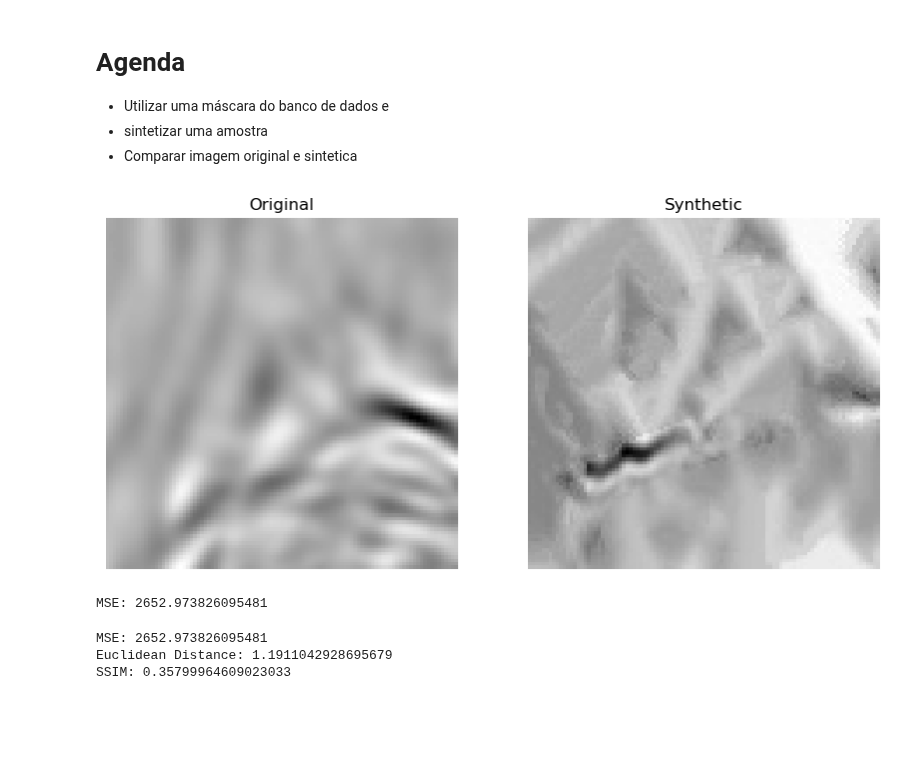
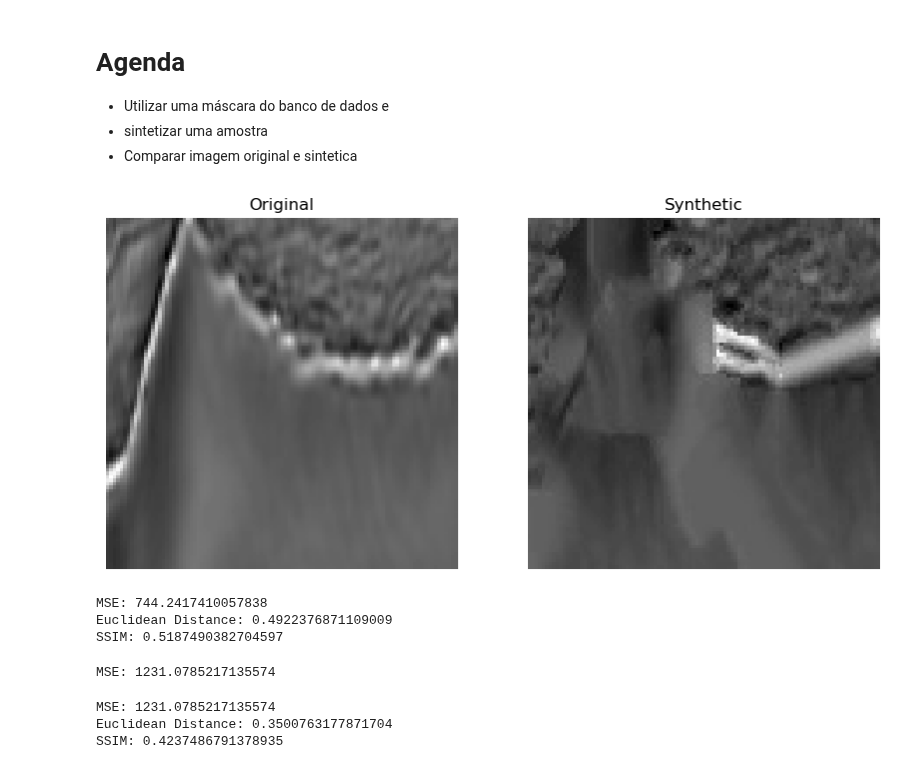
Before and after one commit to lucterres/textureSSD, a Jupyter notebook: usage.ipynb, the cells around one changed output. Cells and saved outputs as stored; diff of their text form; code cells hidden in the pictures; blank space fills up the shorter version.

```diff
--- a/usage.ipynb
+++ b/usage.ipynb
@@ -10,22 +10,35 @@ from metrics import mse, psnr, ssim,lbp_distance
 import suport.patchesMethods as pm
 # %%
 # load the two input images result\57cb8af8.jpg
-imageA = cv2.imread(r"result\\0bdd44d530.png",0)
+imageA = cv2.imread(r"result\\1bd1c8c771.png",0)
 #imageB = cv2.imread(r"result\\57cb8af8.jpg",0)
-imageB = cv2.imread(r"result\\d9c3c361.jpg",0)
+imageB = cv2.imread(r"result\\a23cacdd.jpg",0)
 # imageA = cv2.imread(r"result\\0bdd44d530.png")
 # %%
 images = [imageA,imageB]
 titles = ["Original","Synthetic"]
 pm.showImages(images=images, imagesTitle=titles,size=(10,10))
+
+# compute the MSE between the two images
+m = mse(imageA, imageB)
+# compute the SSIM between the two images
+s = ssim(imageA, imageB)
+# compute euclidean distance
+euclidean_distance = lbp_distance(imageA, imageB)
+print(f"MSE: {m}")
+print(f"Euclidean Distance: {euclidean_distance}")
+print(f"SSIM: {s}")
 # %% [output]
-[figure, old version]
+[figure, new version]
+MSE: 744.2417410057838
+Euclidean Distance: 0.4922376871109009
+SSIM: 0.5187490382704597
 # %%
 # compute the MSE between the two images
 m = mse(imageA, imageB)
 print(f"MSE: {m}")
 # %% [output]
-MSE: 2652.973826095481
+MSE: 1231.0785217135574
 # %%
 # compute the MSE between the two images
 m = mse(imageA, imageB)
@@ -41,6 +54,6 @@ print(f"Euclidean Distance: {euclidean_distance}")
 
 print(f"SSIM: {s}")
 # %% [output]
-MSE: 2652.973826095481
-Euclidean Distance: 1.1911042928695679
-SSIM: 0.35799964609023033
+MSE: 1231.0785217135574
+Euclidean Distance: 0.3500763177871704
+SSIM: 0.4237486791378935
```
Also changed, not shown: parts of 4 cells of this notebook, 9 other files.
